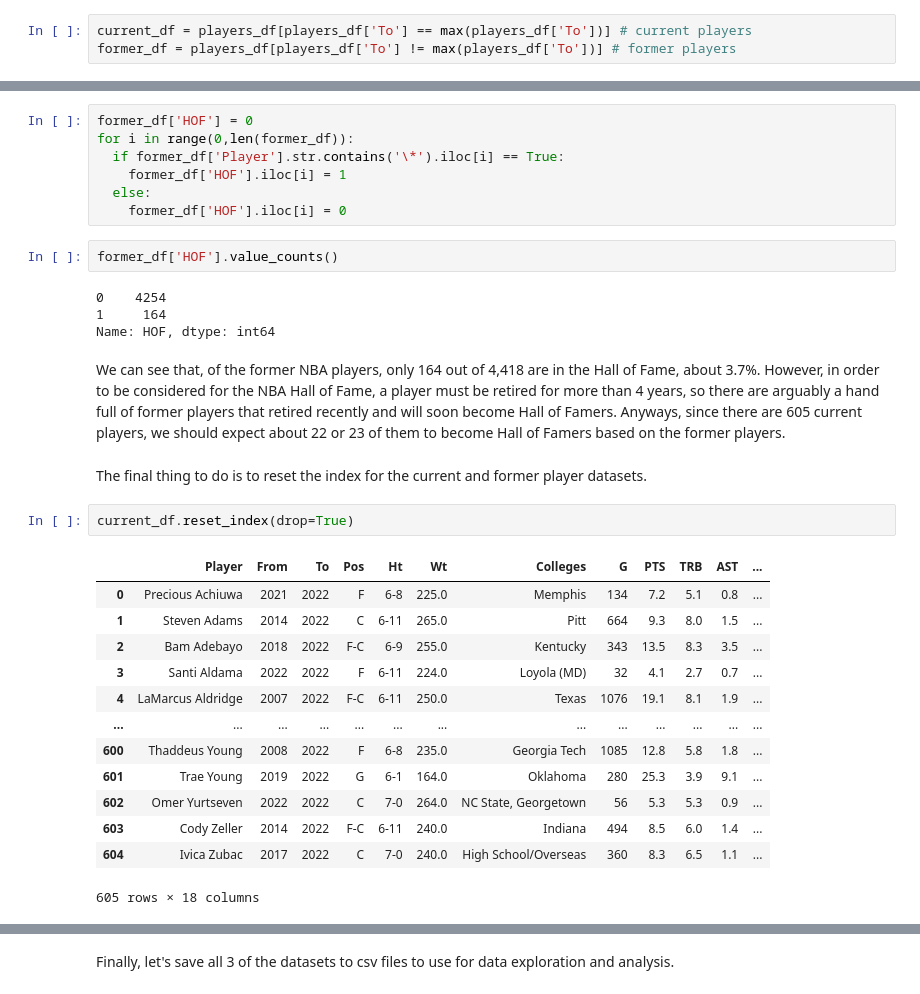
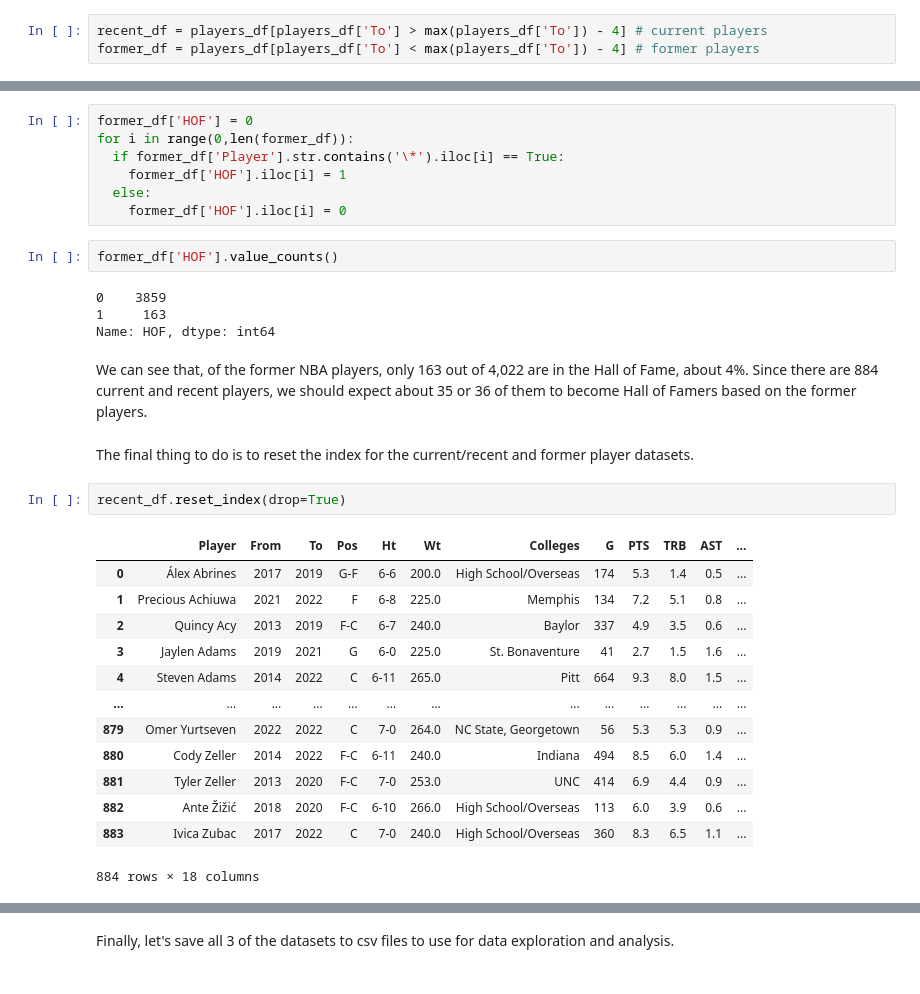
Before and after one commit to ItsBigSchub/Predicting-NBA-HOFers, a Jupyter notebook: Cleaning_NBA_data.ipynb, the cells around one changed output, grey strips where cells are left out. Saved outputs shown, nothing was run; the diff lists cells and outputs as text.

```diff
--- a/Cleaning_NBA_data.ipynb
+++ b/Cleaning_NBA_data.ipynb
@@ -335,6 +348,6 @@ The last thing we want to do is split the dataset into 2 different datasets, one
 # %%
-current_df = players_df[players_df['To'] == max(players_df['To'])] # current players
-former_df = players_df[players_df['To'] != max(players_df['To'])] # former players
+recent_df = players_df[players_df['To'] > max(players_df['To']) - 4] # current players
+former_df = players_df[players_df['To'] < max(players_df['To']) - 4] # former players
 # %% [markdown]
 We then add a column to the former players dataset, 'HOF', which tells us if each inidividual player is in the Hall of Fame or not. If a player has an asterisk (*) next to their name, they are in the Hall of Fame. In the new 'HOF' column, a value of 0 denotes that they are not in the Hall of Fame, and a value of 1 denotes that they are in the Hall of Fame.
 # %%
@@ -347,29 +360,29 @@ for i in range(0,len(former_df)):
 # %%
 former_df['HOF'].value_counts()
 # %% [output]
-0    4254
-1     164
+0    3859
+1     163
 Name: HOF, dtype: int64
 # %% [markdown]
-We can see that, of the former NBA players, only 164 out of 4,418 are in the Hall of Fame, about 3.7%. However, in order to be considered for the NBA Hall of Fame, a player must be retired for more than 4 years, so there are arguably a hand full of former players that retired recently and will soon become Hall of Famers. Anyways, since there are 605 current players, we should expect about 22 or 23 of them to become Hall of Famers based on the former players.
+We can see that, of the former NBA players, only 163 out of 4,022 are in the Hall of Fame, about 4%. Since there are 884 current and recent players, we should expect about 35 or 36 of them to become Hall of Famers based on the former players.
 # %% [markdown]
-The final thing to do is to reset the index for the current and former player datasets.
+The final thing to do is to reset the index for the current/recent and former player datasets.
 # %%
-current_df.reset_index(drop=True)
+recent_df.reset_index(drop=True)
 # %% [output]
 |  | Player | From | To | Pos | Ht | Wt | Colleges | G | PTS | TRB | AST | ... |
-| 0 | Precious Achiuwa | 2021 | 2022 | F | 6-8 | 225.0 | Memphis | 134 | 7.2 | 5.1 | 0.8 | ... |
-| 1 | Steven Adams | 2014 | 2022 | C | 6-11 | 265.0 | Pitt | 664 | 9.3 | 8.0 | 1.5 | ... |
-| 2 | Bam Adebayo | 2018 | 2022 | F-C | 6-9 | 255.0 | Kentucky | 343 | 13.5 | 8.3 | 3.5 | ... |
-| 3 | Santi Aldama | 2022 | 2022 | F | 6-11 | 224.0 | Loyola (MD) | 32 | 4.1 | 2.7 | 0.7 | ... |
-| 4 | LaMarcus Aldridge | 2007 | 2022 | F-C | 6-11 | 250.0 | Texas | 1076 | 19.1 | 8.1 | 1.9 | ... |
+| 0 | Álex Abrines | 2017 | 2019 | G-F | 6-6 | 200.0 | High School/Overseas | 174 | 5.3 | 1.4 | 0.5 | ... |
+| 1 | Precious Achiuwa | 2021 | 2022 | F | 6-8 | 225.0 | Memphis | 134 | 7.2 | 5.1 | 0.8 | ... |
+| 2 | Quincy Acy | 2013 | 2019 | F-C | 6-7 | 240.0 | Baylor | 337 | 4.9 | 3.5 | 0.6 | ... |
+| 3 | Jaylen Adams | 2019 | 2021 | G | 6-0 | 225.0 | St. Bonaventure | 41 | 2.7 | 1.5 | 1.6 | ... |
+| 4 | Steven Adams | 2014 | 2022 | C | 6-11 | 265.0 | Pitt | 664 | 9.3 | 8.0 | 1.5 | ... |
 | ... | ... | ... | ... | ... | ... | ... | ... | ... | ... | ... | ... | ... |
-| 600 | Thaddeus Young | 2008 | 2022 | F | 6-8 | 235.0 | Georgia Tech | 1085 | 12.8 | 5.8 | 1.8 | ... |
-| 601 | Trae Young | 2019 | 2022 | G | 6-1 | 164.0 | Oklahoma | 280 | 25.3 | 3.9 | 9.1 | ... |
-| 602 | Omer Yurtseven | 2022 | 2022 | C | 7-0 | 264.0 | NC State, Georgetown | 56 | 5.3 | 5.3 | 0.9 | ... |
-| 603 | Cody Zeller | 2014 | 2022 | F-C | 6-11 | 240.0 | Indiana | 494 | 8.5 | 6.0 | 1.4 | ... |
-| 604 | Ivica Zubac | 2017 | 2022 | C | 7-0 | 240.0 | High School/Overseas | 360 | 8.3 | 6.5 | 1.1 | ... |
+| 879 | Omer Yurtseven | 2022 | 2022 | C | 7-0 | 264.0 | NC State, Georgetown | 56 | 5.3 | 5.3 | 0.9 | ... |
+| 880 | Cody Zeller | 2014 | 2022 | F-C | 6-11 | 240.0 | Indiana | 494 | 8.5 | 6.0 | 1.4 | ... |
+| 881 | Tyler Zeller | 2013 | 2020 | F-C | 7-0 | 253.0 | UNC | 414 | 6.9 | 4.4 | 0.9 | ... |
+| 882 | Ante Žižić | 2018 | 2020 | F-C | 6-10 | 266.0 | High School/Overseas | 113 | 6.0 | 3.9 | 0.6 | ... |
+| 883 | Ivica Zubac | 2017 | 2022 | C | 7-0 | 240.0 | High School/Overseas | 360 | 8.3 | 6.5 | 1.1 | ... |
-605 rows × 18 columns
+884 rows × 18 columns
 # %%
 former_df.reset_index(drop=True)
 # %% [output]
```
Also changed, not shown: parts of 5 cells of this notebook.
